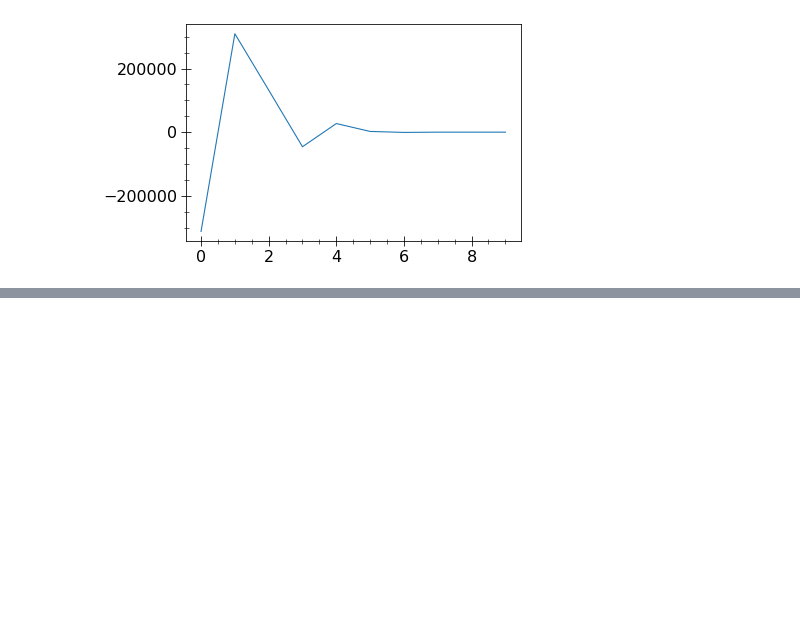
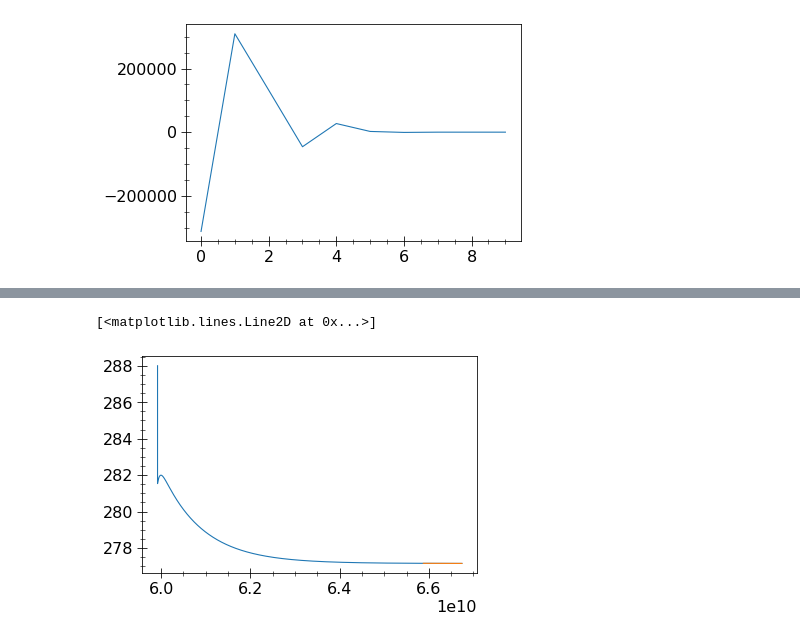
Before and after one commit to BenniSchmiedel/Low-dimensional-EBMs, a Jupyter notebook: Development_OptimizationZMTTarget.ipynb, the cells around one changed output, grey strips where cells are left out. Cells and saved outputs as stored; diff of their text form; code cells hidden in the pictures; blank space fills up the shorter version.

```diff
--- a/Development_OptimizationZMTTarget.ipynb
+++ b/Development_OptimizationZMTTarget.ipynb
@@ -176,20 +191,21 @@ def add_parameters(config,P_config,labels):
     return config
 # %%
 #labels=[['eqparam','c_ao'],['func1','a'],['func1','b'],['func2','factor_oc'],['func2','factor_kwv'],['func2','factor_kair']]
-labels=[['func1','grey'],['func2','factor_oc'],['func2','factor_kwv'],['func2','factor_kair']]
+labels=[['func1','m'],['func1','gamma'],['func2','factor_oc'],['func2','factor_kwv'],['func2','factor_kair']]
 #labels=[['func1','a'],['func1','b']]
-P0=np.array([0.5,1.165,1.165,1.165])
-P_pert=P0/1000
-Pmin=np.array([0.4,0.9,0.9,0.9])
-Pmax=np.array([0.6,1.3,1.3,1.3])
+P0=np.array([0.5,1.9e-15,1.165,1.165,1.165])
+Pmin=np.array([0.4,0.5e-16,0.9,0.9,0.9])
+Pmax=np.array([0.6,5e-15,1.3,1.3,1.3])
+P_pert=(Pmax-Pmin)/10000
 precision=1e-7
 maxlength=int(10)
 targetmode='ZMT'
 target=ZMT_10
 targetfunction='LeastSquare'
-num_params=4
-gamma0=1e-5
-setup={'number_of_parameters': len(P0), 'number_of_cycles': 1, 'number_of_parallels': len(P0)*2+1}
+num_params=5
+gamma0=1e-7
+ratio_ZMT_GMT=0.5
+setup={'number_of_parameters': num_params, 'number_of_cycles': 1, 'number_of_parallels': num_params*2+1}
 
 config_base=importer('Dev_Data/Optimization/Sellers.ini')
 variable_importer(config_base,parallel=True,parallel_config=setup)
@@ -206,7 +222,7 @@ controlconfig=0
 #config,P0,P_pert,labels,maxlength,target,function,precision,num_paras,gamma0):
 #builtins.number_of_integration=100
 F, dF, P, Ptrans, gamma, data=coremodule(config_base,P0,P_pert,Pmin,Pmax,labels,Zero_ZMT,Zero_GMT,grid,\
-            maxlength,targetmode,target,targetfunction,elevation,precision,num_params,gamma0,control,controlconfig)
+            maxlength,targetmode,target,targetfunction,ratio_ZMT_GMT,elevation,precision,num_params,gamma0,control,controlconfig)
 # %% [output]
 Loading Configuration from: Dev_Data/Optimization/Sellers.ini
 Loading Parameters from: /Home/siv32/bsc029/.local/lib/python3.6/site-packages/lowEBMs/Tutorials/Config/Data/SellersParameterization.ini
@@ -255,3 +245,15 @@ plt.plot(np.arange(10),dF[:,0])
 # %% [output]
 [<matplotlib.lines.Line2D at 0x...>]
 [figure]
+# %%
+#setup={'number_of_parameters': len(P0), 'number_of_cycles': 1, 'number_of_parallels': len(P0)*2+1}
+config_base=importer('Dev_Data/Optimization/Sellers.ini')
+variable_importer(config_base,control=True,accuracy=1e-4)
+#print(config_base)
+config_base,ParasCTRL=add_sellersparameters(config_base,\
+                                    parameterinterpolatorstepwise,'SellersParameterization.ini',2,0,True,True)
+#P_config=reshape_parameters(P0,P_pert)
+
+config=add_parameters(config_base,P0,labels)
+print(config)
+data=rk4alg(model_equation,config['eqparam'],config['rk4input'],config['funccomp'],progressbar=True)
@@ -257,0 +283,6 @@ plt.plot(np.arange(10),dF[:,0])
+# %%
+plt.plot(data[0],data[2])
+plt.plot(data[0][-10000:],data[2][-10000:])
+# %% [output]
+[<matplotlib.lines.Line2D at 0x...>]
+[figure, added]
```
Also changed, not shown: parts of 4 cells of this notebook, 15 other files.
